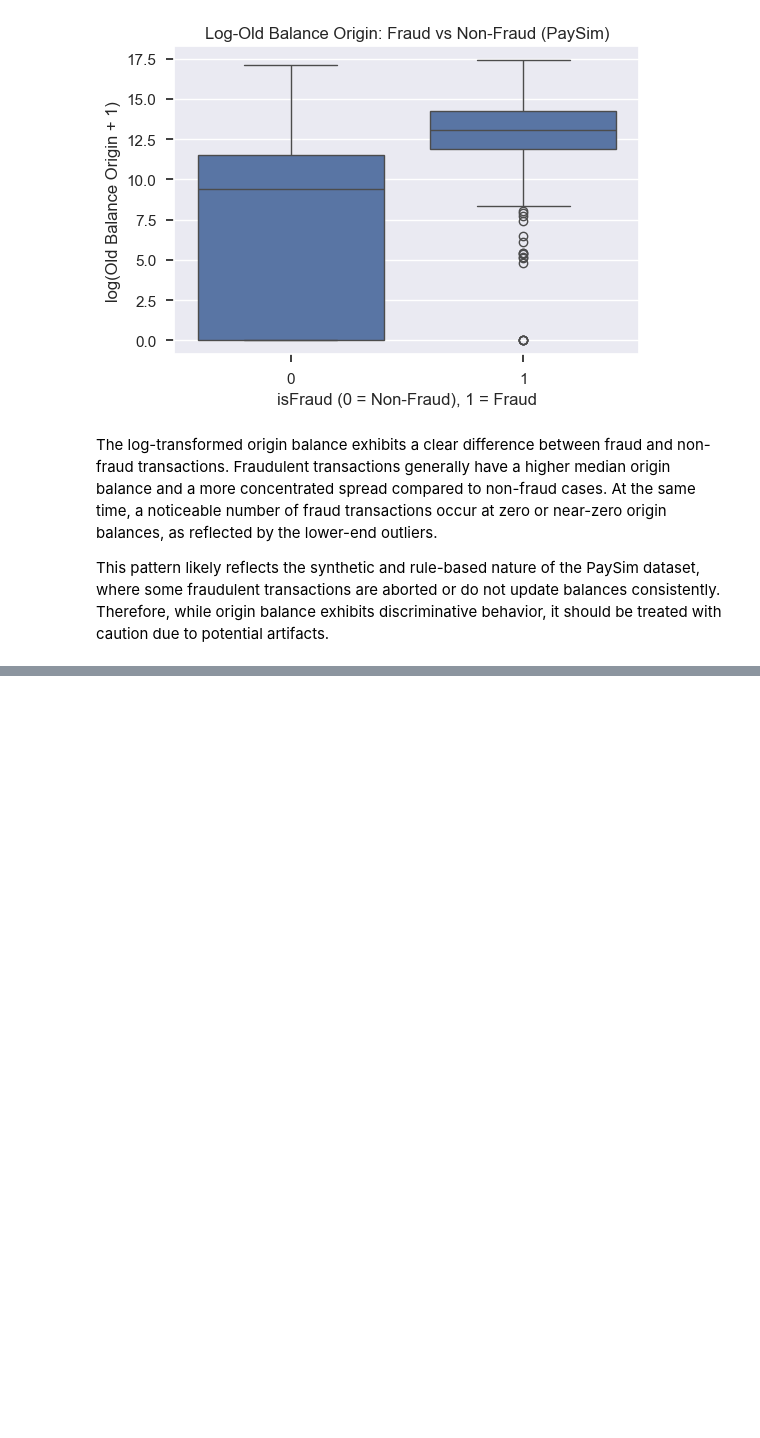
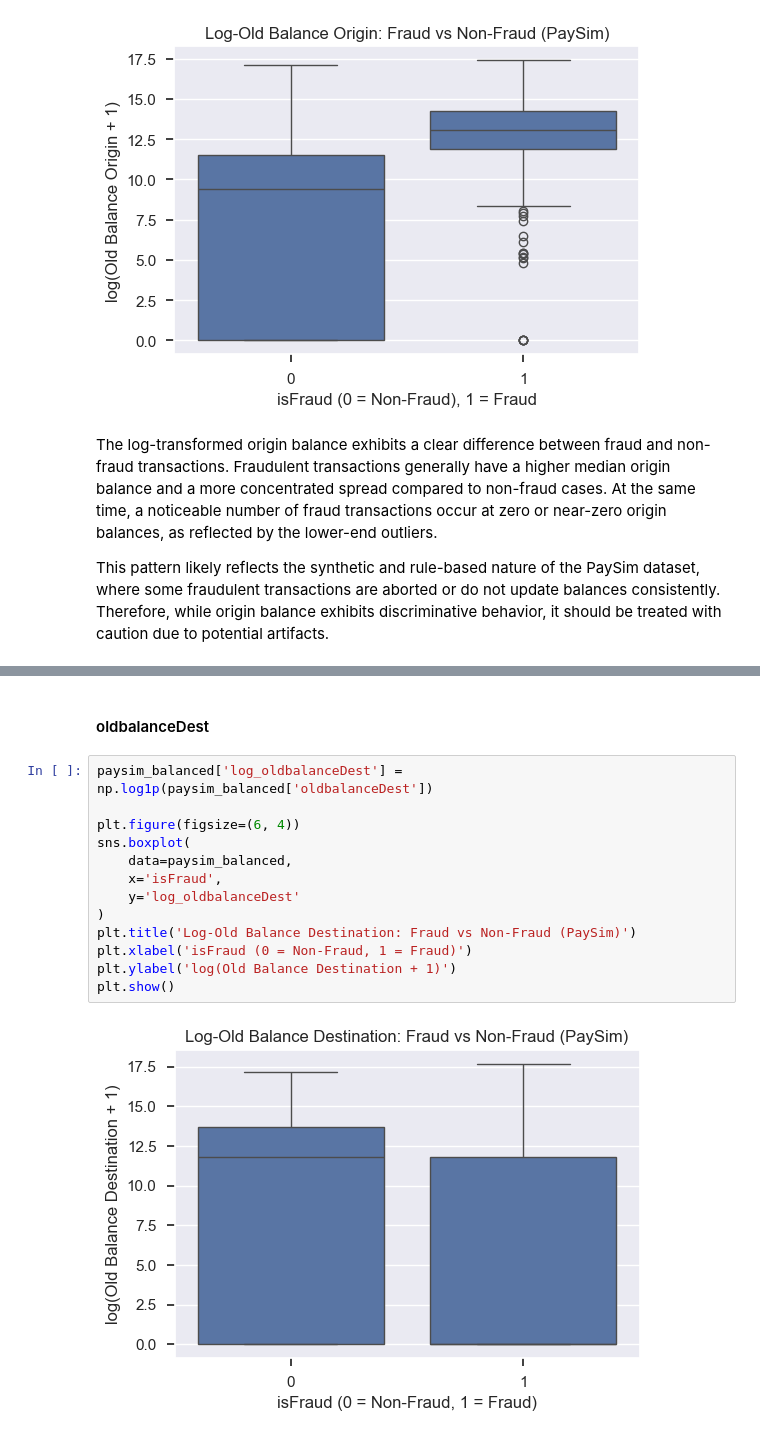
Before and after one commit to thisisehyas/Financial-Fraud-Detection-System, a Jupyter notebook: notebooks/EDA.ipynb, the cells around one changed output, grey strips where cells are left out. Drawn from its saved outputs; the diff is of its cells as text; blank space fills up the shorter version.

```diff
--- a/notebooks/EDA.ipynb
+++ b/notebooks/EDA.ipynb
@@ -533,0 +556,17 @@ This pattern likely reflects the synthetic and rule-based nature of the PaySim d
+# %% [markdown]
+#### oldbalanceDest
+# %%
+paysim_balanced['log_oldbalanceDest'] = np.log1p(paysim_balanced['oldbalanceDest'])
+
+plt.figure(figsize=(6, 4))
+sns.boxplot(
+    data=paysim_balanced,
+    x='isFraud',
+    y='log_oldbalanceDest'
+)
+plt.title('Log-Old Balance Destination: Fraud vs Non-Fraud (PaySim)')
+plt.xlabel('isFraud (0 = Non-Fraud, 1 = Fraud)')
+plt.ylabel('log(Old Balance Destination + 1)')
+plt.show()
+# %% [output]
+[figure, added]
```
Also changed, not shown: parts of 30 cells of this notebook.
